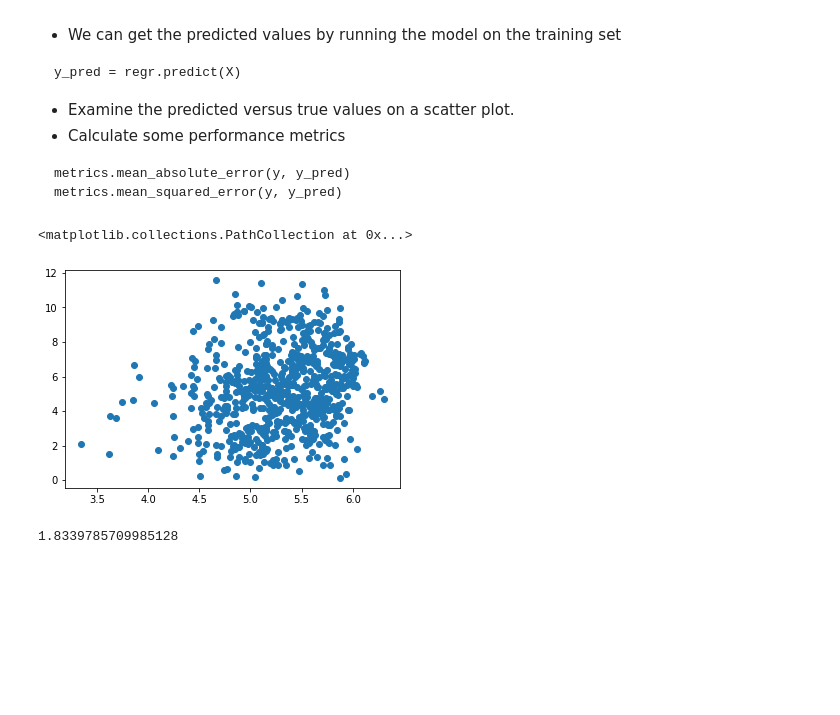
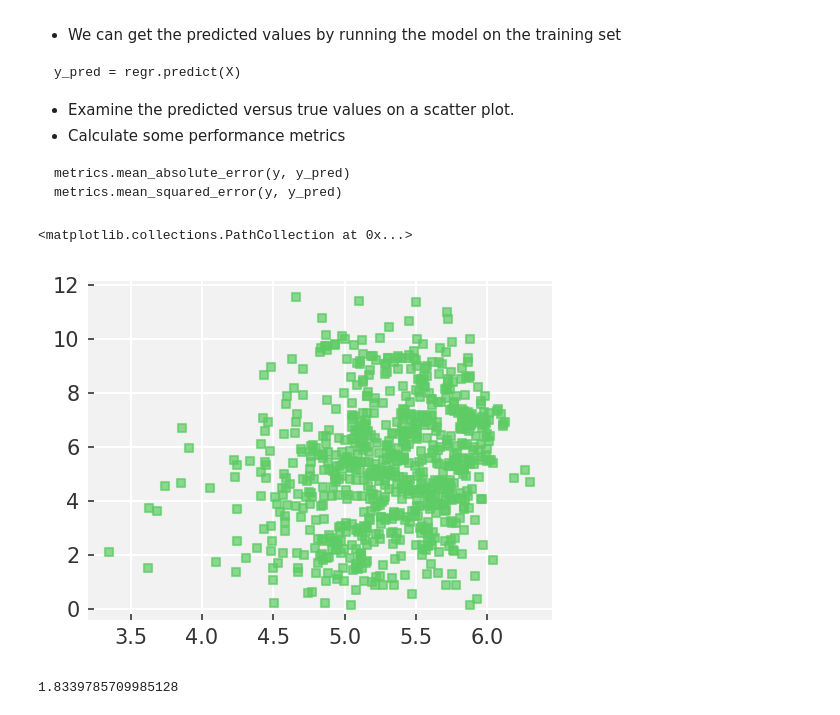
Before and after one commit to keeeto/explainable-trees, a Jupyter notebook: notebooks/classical-ml.ipynb, the cells around one changed output. Cells and saved outputs as stored; diff of their text form; code cells hidden in the pictures; blank space fills up the shorter version.

```diff
--- a/notebooks/classical-ml.ipynb
+++ b/notebooks/classical-ml.ipynb
@@ -7,6 +7,7 @@ import itertools
 import numpy as np
 import os
 os.environ['CUDA_VISIBLE_DEVICES'] = '-1'
+plt.style.use('sciml-style')
 # %% [markdown]
 ## Import the dataset
 
@@ -92,10 +93,10 @@ regr = linear_model.LinearRegression()
 model = regr.fit(X, y)
 y_pred = regr.predict(X)
 # %%
-plt.scatter(y_pred, y)
+plt.scatter(y_pred, y, alpha=0.7)
 # %% [output]
 <matplotlib.collections.PathCollection at 0x...>
-[figure, old version]
+[figure, new version]
 # %%
 metrics.mean_absolute_error(y, y_pred)
 # %% [output]
```
Also changed, not shown: parts of 30 cells of this notebook.
